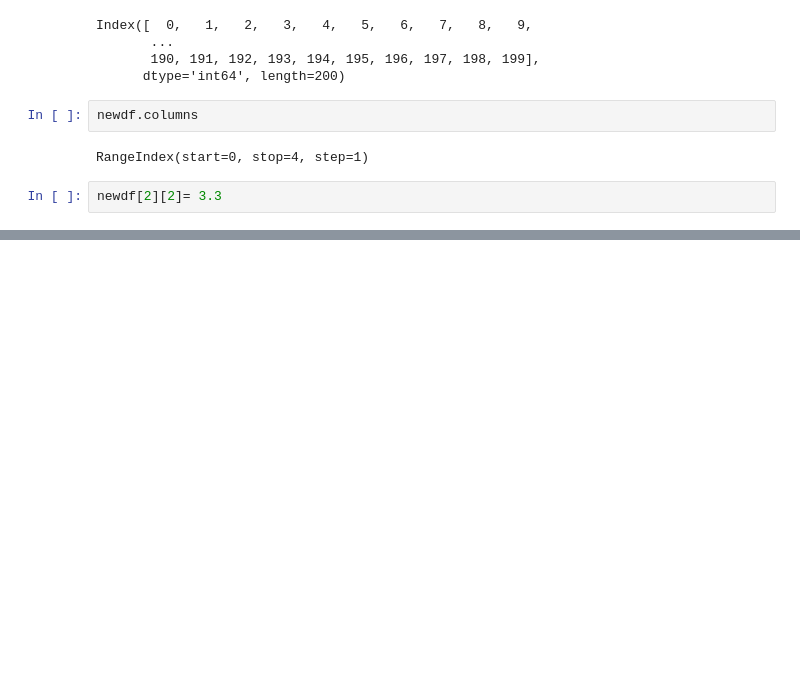
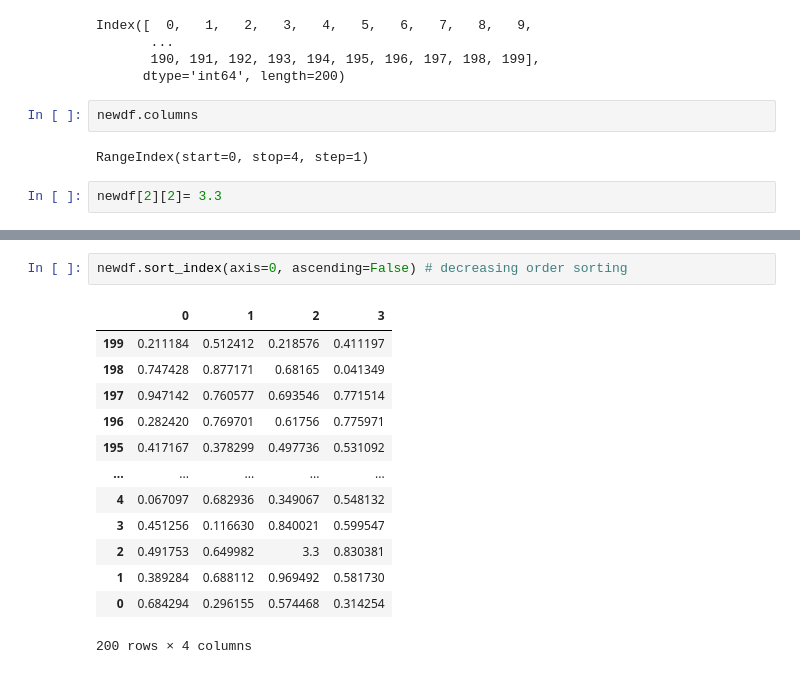
Before and after one commit to Aditya-KIT/Python-Jupyter, a Jupyter notebook: Pandas.ipynb, the cells around one changed output, grey strips where cells are left out. Cells and saved outputs as stored; diff of their text form; blank space fills up the shorter version.

```diff
--- a/Pandas.ipynb
+++ b/Pandas.ipynb
@@ -281,0 +293,16 @@ newdf.head()
+# %%
+newdf.sort_index(axis=0, ascending=False) # decreasing order sorting
+# %% [output]
+|  | 0 | 1 | 2 | 3 |
+| 199 | 0.211184 | 0.512412 | 0.218576 | 0.411197 |
+| 198 | 0.747428 | 0.877171 | 0.68165 | 0.041349 |
+| 197 | 0.947142 | 0.760577 | 0.693546 | 0.771514 |
+| 196 | 0.282420 | 0.769701 | 0.61756 | 0.775971 |
+| 195 | 0.417167 | 0.378299 | 0.497736 | 0.531092 |
+| ... | ... | ... | ... | ... |
+| 4 | 0.067097 | 0.682936 | 0.349067 | 0.548132 |
+| 3 | 0.451256 | 0.116630 | 0.840021 | 0.599547 |
+| 2 | 0.491753 | 0.649982 | 3.3 | 0.830381 |
+| 1 | 0.389284 | 0.688112 | 0.969492 | 0.581730 |
+| 0 | 0.684294 | 0.296155 | 0.574468 | 0.314254 |
+200 rows × 4 columns
```
Also changed, not shown: parts of 19 cells of this notebook.
